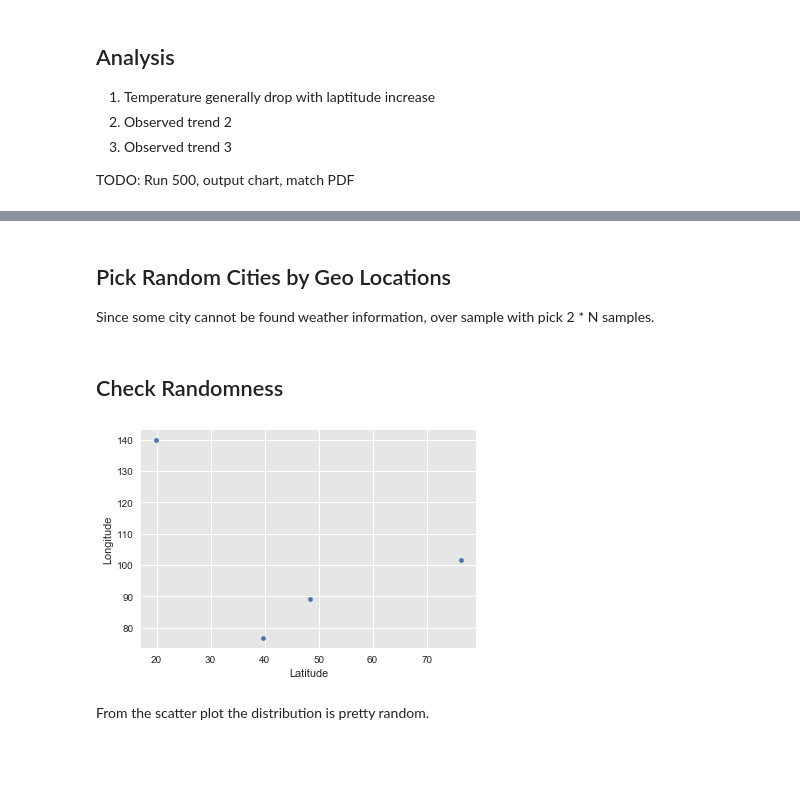
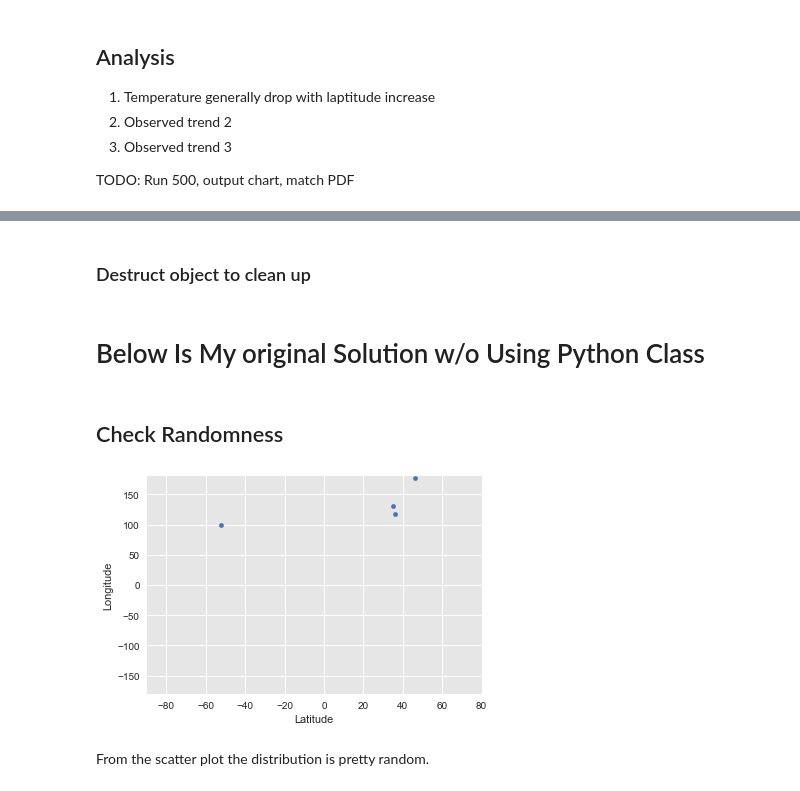
Before and after one commit to feng443/RUDSWeek6API, a Jupyter notebook: WeatherPy.ipynb, the cells around one changed output, grey strips where cells are left out. Saved outputs shown, nothing was run; the diff lists cells and outputs as text; code cells hidden in the pictures; blank space fills up the shorter version.

```diff
--- a/WeatherPy.ipynb
+++ b/WeatherPy.ipynb
@@ -9,0 +197,2 @@ TODO: Run 500, output chart, match PDF
+# %% [markdown]
+### Destruct object to clean up
@@ -10,4 +201,7 @@ TODO: Run 500, output chart, match PDF
+# %% [markdown]
+# Below Is My original Solution w/o Using Python Class
 # %%
+import os
 import requests
 import random
 import pandas as pd
@@ -15,24 +209,23 @@ from datetime import date
 import matplotlib.pyplot as plt
 import seaborn as sns
 from citipy import citipy
+import geocoder
 from config import WOM_API_KEY
+
+N = 500
 
 sns.set()
 sns.set_style('darkgrid', {'axes.facecolor': '0.9'})
 
-N=2
 BASE_URL = 'http://api.openweathermap.org/data/2.5/weather?units=Imperial&APPID=' + WOM_API_KEY + '&q='
 TODAY = date.today().strftime('%m/%d/%y')
-# %% [markdown]
-## Pick Random Cities by Geo Locations
-Since some city cannot be found weather information, over sample with pick 2 * N samples.
 # %%
 # Use set to ensure uniuqeness of city
 # Add country code to get better precision of weather information
 
 cities_set = set()
 while True:
-    lat, lon = (random.random() * 90, random.random() * 180)
+    lat, lon = (random.uniform(-90, 90), random.uniform(-180, 180))
     city = citipy.nearest_city(lat, lon)
     cities_set.add((city.city_name, city.country_code, lat, lon))
     if len(cities_set) >= 2 * N: break
@@ -44,8 +239,9 @@ df_cities = pd.DataFrame(
 ## Check Randomness
 # %%
 df_cities.plot.scatter('Latitude', 'Longitude')
+plt.xlim(-90, 80); plt.ylim(-180, 180)
 plt.show()
 # %% [output]
-[figure, old version]
+[figure, new version]
 # %% [markdown]
 From the scatter plot the distribution is pretty random.
```
Also changed, not shown: parts of 13 cells of this notebook.
